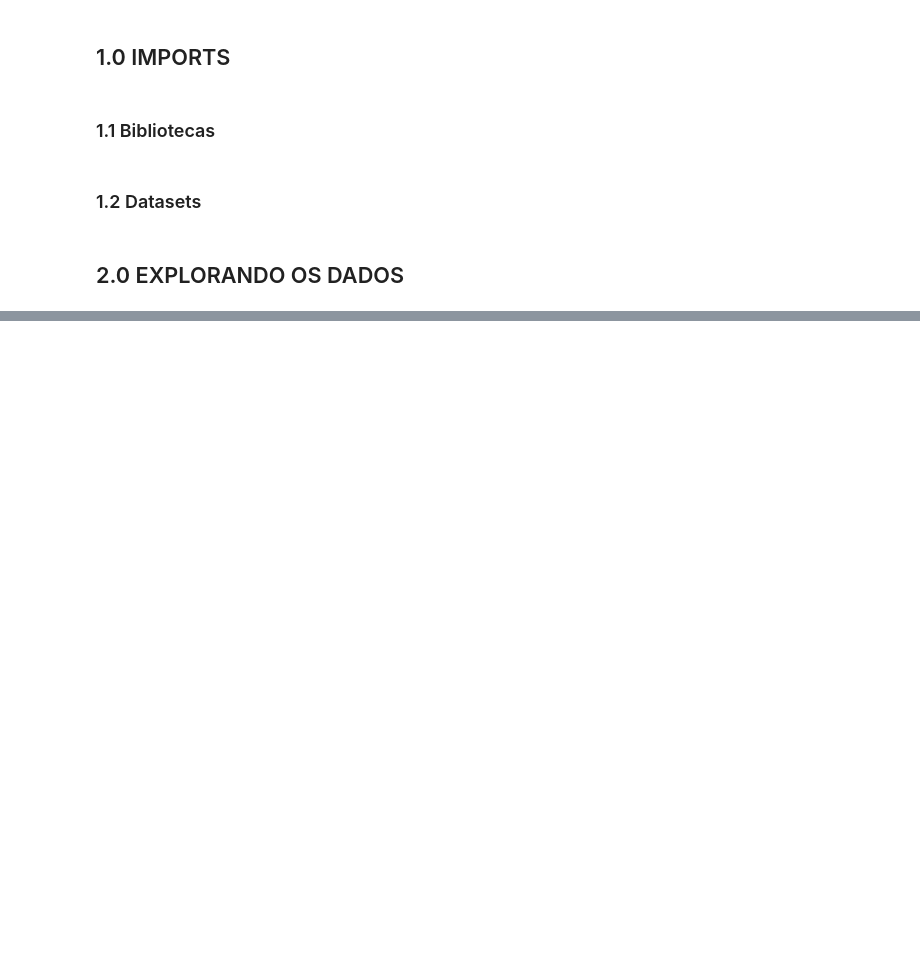
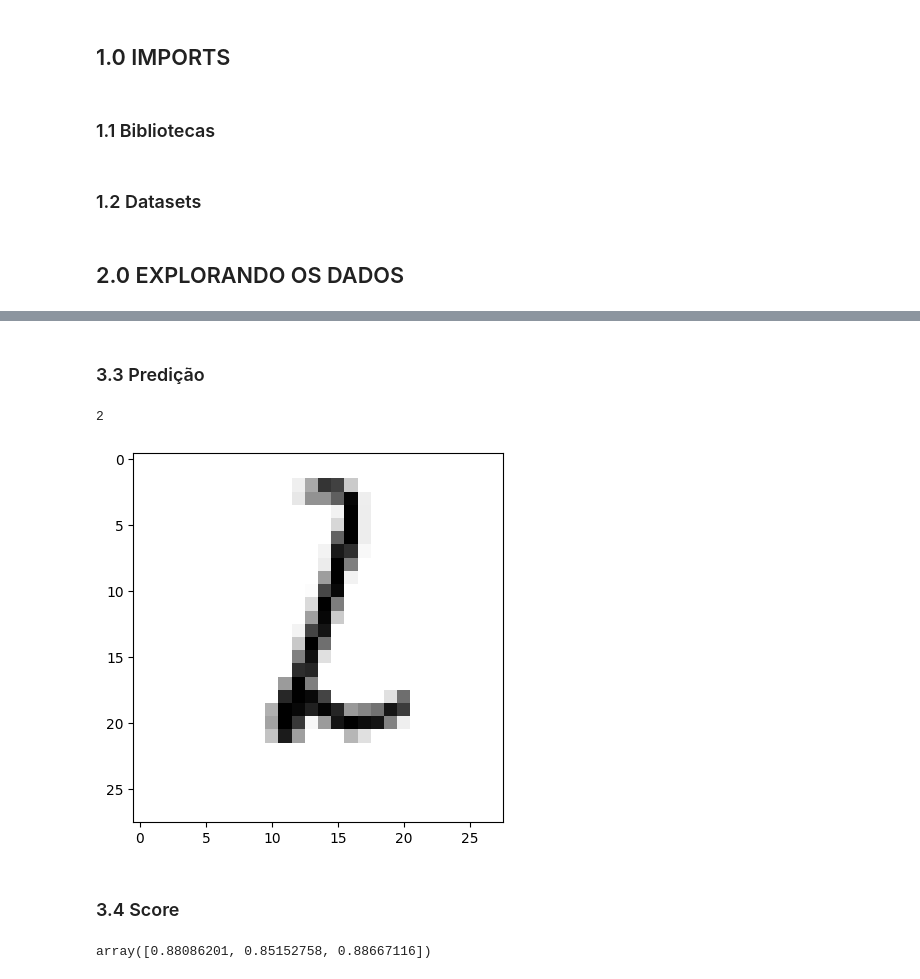
Before and after one commit to Ricardoamp/MNIST, a Jupyter notebook: MNIST.ipynb, the cells around one changed output, grey strips where cells are left out. Cells and saved outputs as stored; diff of their text form; code cells hidden in the pictures; blank space fills up the shorter version.

```diff
--- a/MNIST.ipynb
+++ b/MNIST.ipynb
@@ -28,0 +36,2 @@ plt.show()
+# %%
+x_train, x_test, y_train, y_test = train_test_split(x, y, test_size=0.3)
@@ -28,0 +45,16 @@ plt.show()
+# %% [markdown]
+### 3.3 Predição
+# %%
+n = 4
+plt.imshow(x_train[n].reshape(28,28), cmap='binary')
+print(y_train[n])
+plt.show()
+# %% [output]
+2
+[figure, added]
+# %% [markdown]
+### 3.4 Score
+# %%
+cross_val_score(sgd_clf, x_train, y_train, cv=3, scoring="accuracy")
+# %% [output]
+array([0.88086201, 0.85152758, 0.88667116])
```
Also changed, not shown: parts of 10 cells of this notebook.
